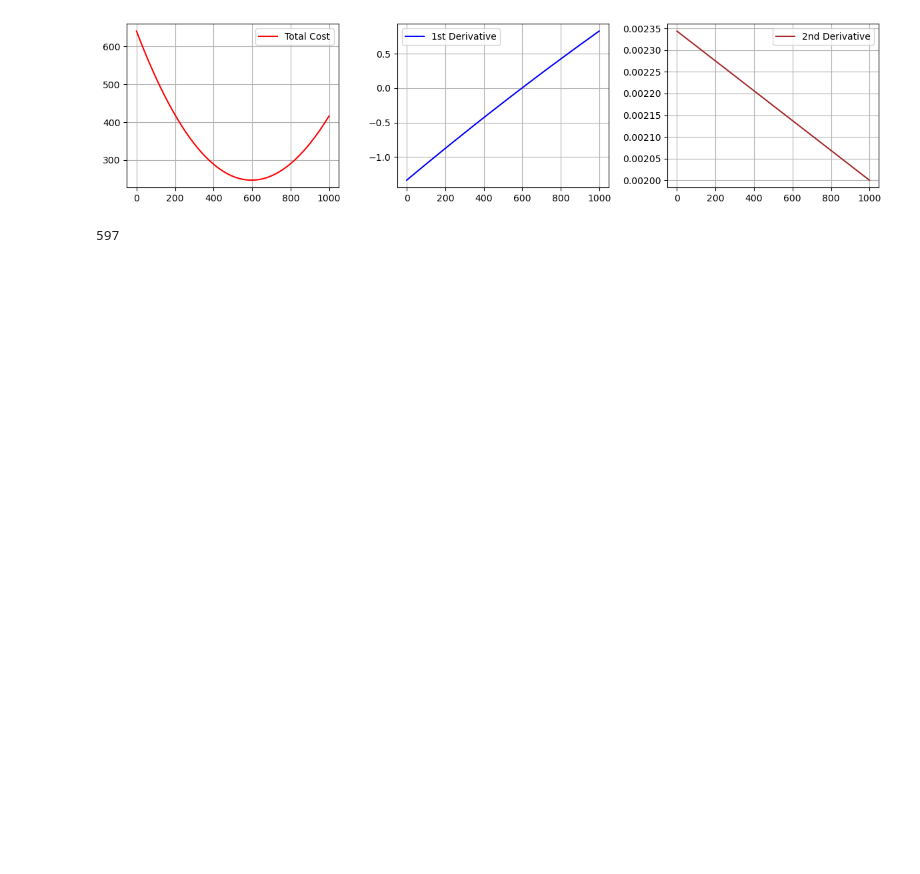
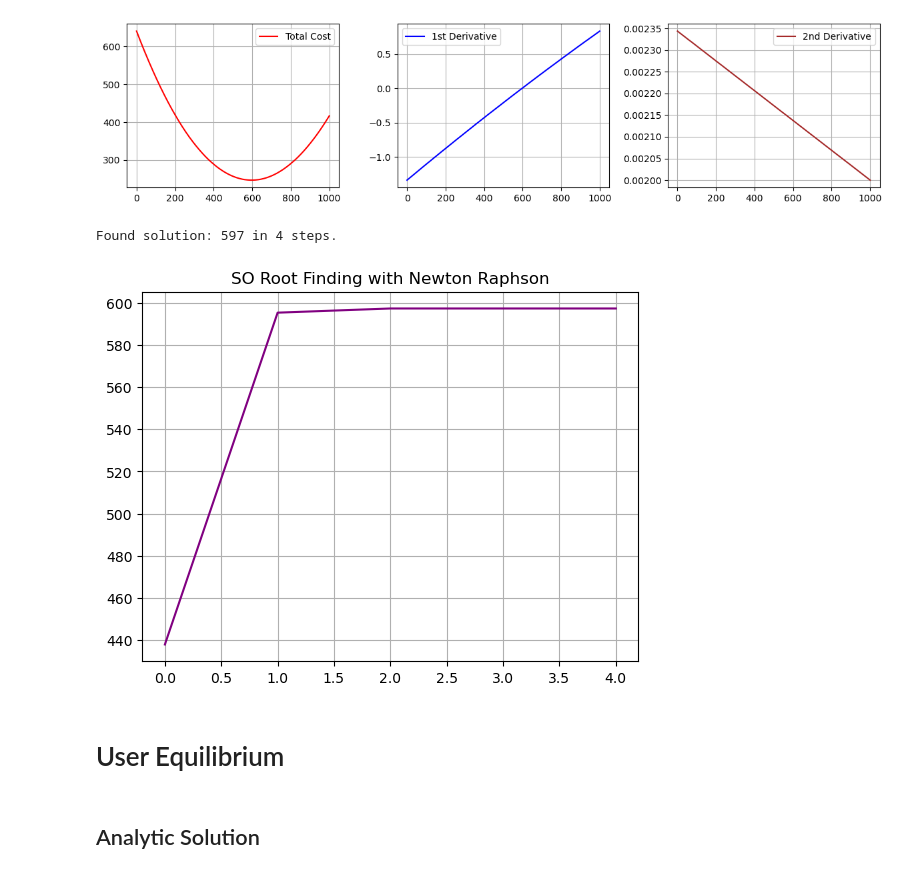
Before and after one commit to aonurakman/RL-Based-Mobility-Optimization, a Jupyter notebook: Analytical Solutions.ipynb, the cells around one changed output. Saved outputs shown, nothing was run; the diff lists cells and outputs as text; code cells hidden in the pictures; blank space fills up the shorter version.

Commit message:
Finalizing Analytical Solutions

```diff
--- a/Analytical Solutions.ipynb
+++ b/Analytical Solutions.ipynb
@@ -61,7 +62,7 @@ def total_cost(q_a, t0_a, Q_a, q_b, t0_b, Q_b, Q):
 # %% [markdown]
 # Exploratory Analysis
 # %%
-q_range = [x for x in range(Q)]
+q_range = range(Q+1)
 # %%
 plt.plot(q_range, [travel_time(q_x, t0_a, Q_a) for q_x in q_range], label = "Route A")
 plt.plot(q_range, [travel_time(q_x, t0_b, Q_b) for q_x in q_range], label = "Route B")
@@ -127,18 +173,32 @@ fig.tight_layout()
 # %% [output]
 [figure]
 # %%
-def newton_raphson(initial_guess, tolerance, max_iter):
-    q_a = initial_guess
+def newton_raphson(q_range, tol, max_iteration):
+
+    q_a = random.choice(q_range)
+    steps = [q_a]
 
     iteration = 0
-    while iteration < max_iter:
+    while iteration < max_iteration:
         q_a_new = q_a - first_order(q_a) / second_order(q_a)
-        if abs(q_a_new - q_a) < tolerance:
+        steps.append(q_a_new)
+        if abs(q_a_new - q_a) < tol:
             break
         q_a = q_a_new
         iteration += 1
-    return q_a
+    return round(q_a), steps
-# %%
-round(newton_raphson(250, 1e-6, 1000))
-# %% [output]
-597
+# %%
+q_a, steps = newton_raphson(q_range, 1e-6, 1000)
+print("Found solution: %d in %d steps." % (q_a, len(steps)-1))
+
+plt.plot(range(len(steps)), steps, color="purple")
+plt.title("SO Root Finding with Newton Raphson")
+plt.grid(True)
+plt.show()
+# %% [output]
+Found solution: 597 in 4 steps.
+[figure, added]
+# %% [markdown]
+# User Equilibrium
+# %% [markdown]
+## Analytic Solution
```
Also changed, not shown: parts of 21 cells of this notebook.
